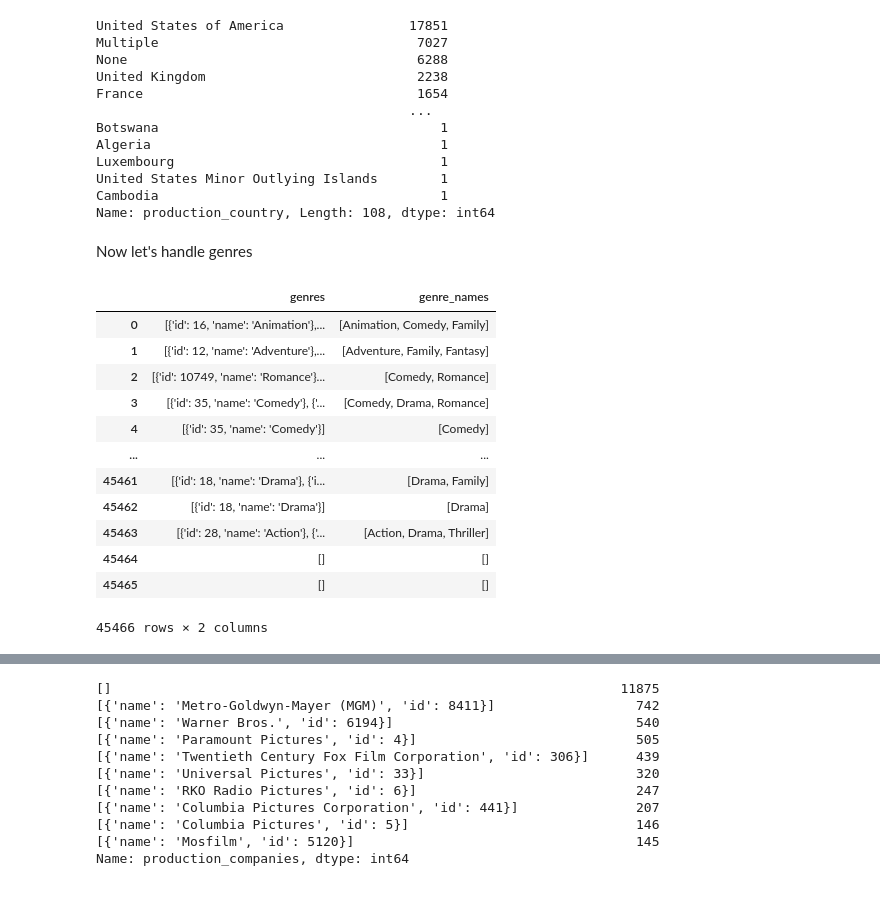
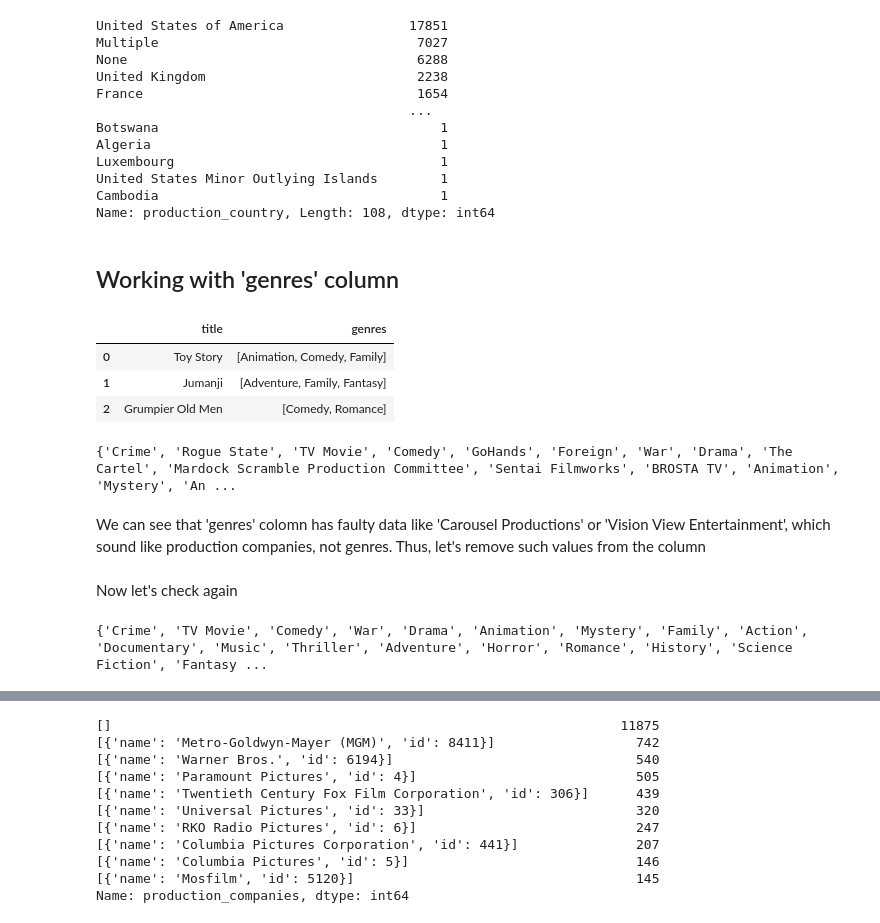
Before and after one commit to SanAntonik/MRS, a Jupyter notebook: analyze.ipynb, the cells around one changed output, grey strips where cells are left out. Drawn from its saved outputs; the diff is of its cells as text; code cells hidden in the pictures; blank space fills up the shorter version.

```diff
--- a/analyze.ipynb
+++ b/analyze.ipynb
@@ -218,3 +214,32 @@ Luxembourg                                  1
 United States Minor Outlying Islands        1
 Cambodia                                    1
 Name: production_country, Length: 108, dtype: int64
+# %% [markdown]
+## Working with 'genres' column
+# %%
+# Convert the stringified JSON into a list of dictionaries
+df["genres"] = df["genres"].apply(
+    lambda x: literal_eval(x.replace("'", '"')) if isinstance(x, str) else []
+)
+# Extract the names of genres into a list and sort them alphabetically
+df["genres"] = df["genres"].apply(
+    lambda x: sorted([genre["name"] for genre in x]) if isinstance(x, list) else []
+)
+# Display the DataFrame with the extracted genre names
+df[["title", "genres"]].head(3)
+# %% [output]
+|  | title | genres |
+| 0 | Toy Story | [Animation, Comedy, Family] |
+| 1 | Jumanji | [Adventure, Family, Fantasy] |
+| 2 | Grumpier Old Men | [Comedy, Romance] |
+# %%
+# Flatten the list of genre names
+flat_genre_names = [genre for sublist in df["genres"] for genre in sublist]
+# Get the unique genre names
+unique_genre_names = set(flat_genre_names)
+# Print the unique genre names
+print(unique_genre_names)
+# %% [output]
+{'Crime', 'Rogue State', 'TV Movie', 'Comedy', 'GoHands', 'Foreign', 'War', 'Drama', 'The Cartel', 'Mardock Scramble Production Committee', 'Sentai Filmworks', 'BROSTA TV', 'Animation', 'Mystery', 'An ...
+# %% [markdown]
+We can see that 'genres' colomn has faulty data like 'Carousel Productions' or 'Vision View Entertainment', which sound like production companies, not genres. Thus, let's remove such values from the column
@@ -221,28 +255,9 @@ Name: production_country, Length: 108, dtype: int64
 # %% [markdown]
-Now let's handle genres
+Now let's check again
-# %%
-# Convert the stringified JSON into a list of dictionaries
-df["genres"] = df["genres"].apply(
-    lambda x: literal_eval(x.replace("'", '"')) if isinstance(x, str) else []
-)
-# Extract the names of genres into a list and sort them alphabetically
-df["genre_names"] = df["genres"].apply(
-    lambda x: sorted([genre["name"] for genre in x]) if isinstance(x, list) else []
-)
-# Display the DataFrame with the extracted genre names
-df[["genres", "genre_names"]]
-# %% [output]
-|  | genres | genre_names |
-| 0 | [{'id': 16, 'name': 'Animation'},... | [Animation, Comedy, Family] |
-| 1 | [{'id': 12, 'name': 'Adventure'},... | [Adventure, Family, Fantasy] |
-| 2 | [{'id': 10749, 'name': 'Romance'}... | [Comedy, Romance] |
-| 3 | [{'id': 35, 'name': 'Comedy'}, {'... | [Comedy, Drama, Romance] |
-| 4 | [{'id': 35, 'name': 'Comedy'}] | [Comedy] |
-| ... | ... | ... |
-| 45461 | [{'id': 18, 'name': 'Drama'}, {'i... | [Drama, Family] |
-| 45462 | [{'id': 18, 'name': 'Drama'}] | [Drama] |
-| 45463 | [{'id': 28, 'name': 'Action'}, {'... | [Action, Drama, Thriller] |
-| 45464 | [] | [] |
-| 45465 | [] | [] |
-45466 rows × 2 columns
+# %%
+flat_genre_names = [genre for sublist in df["genres"] for genre in sublist]
+unique_genre_names = set(flat_genre_names)
+print(unique_genre_names)
+# %% [output]
+{'Crime', 'TV Movie', 'Comedy', 'War', 'Drama', 'Animation', 'Mystery', 'Family', 'Action', 'Documentary', 'Music', 'Thriller', 'Adventure', 'Horror', 'Romance', 'History', 'Science Fiction', 'Fantasy ...
 # %%
```
Also changed, not shown: parts of 16 cells of this notebook.
